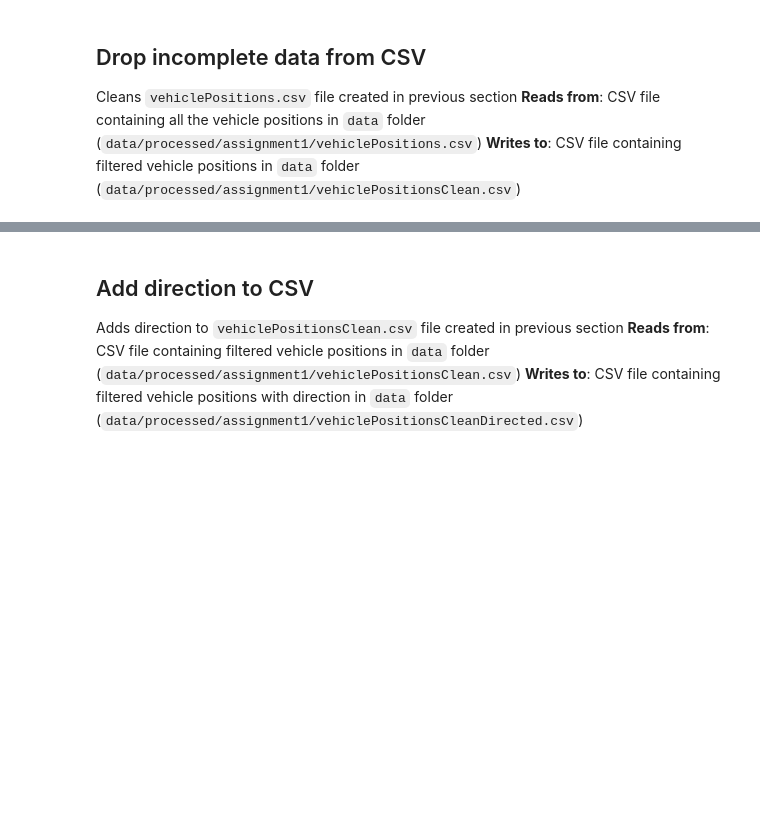
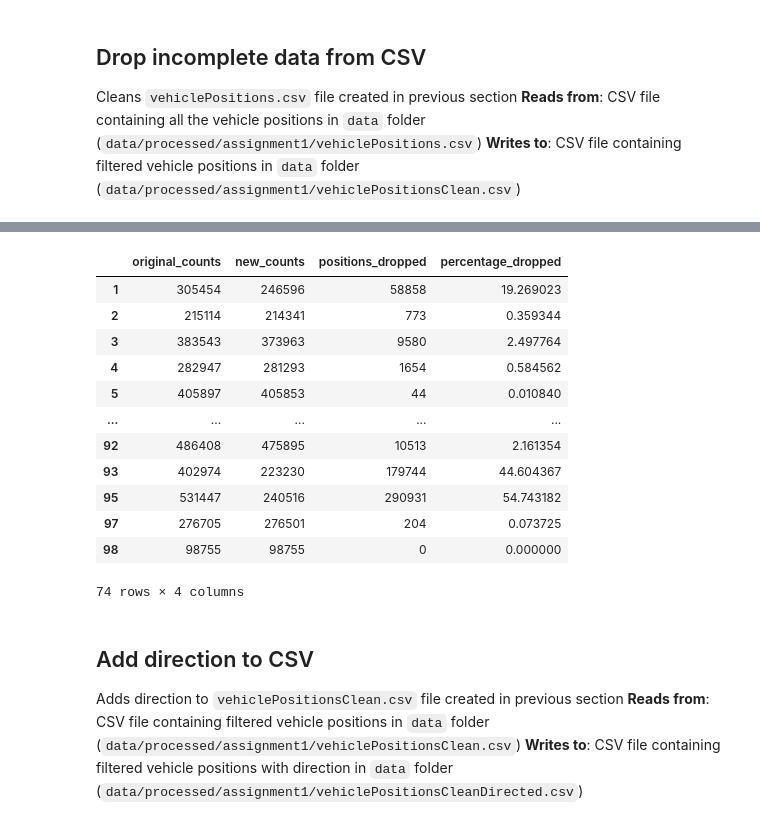
Before and after one commit to abroniewski/STIB-Hach-My-Ride, a Jupyter notebook: notebooks/assignment-1.ipynb, the cells around one changed output, grey strips where cells are left out. Saved outputs shown, nothing was run; the diff lists cells and outputs as text; code cells hidden in the pictures; blank space fills up the shorter version.

```diff
--- a/notebooks/assignment-1.ipynb
+++ b/notebooks/assignment-1.ipynb
@@ -250,0 +198,5 @@ positions_df.head()
+# %%
+original_counts = positions_df['LineId'].value_counts()
+new_counts = cleaned_positions_df['LineId'].value_counts()
+counts_df = original_counts.to_frame('original_counts').join(new_counts.to_frame('new_counts'))
+counts_df.head()
@@ -250,0 +210,19 @@ positions_df.head()
+# %%
+counts_df['positions_dropped'] = counts_df['original_counts'] - counts_df['new_counts']
+counts_df['percentage_dropped'] = counts_df['positions_dropped'] * 100 / counts_df['original_counts']
+counts_df.sort_index(inplace=True)
+counts_df
+# %% [output]
+|  | original_counts | new_counts | positions_dropped | percentage_dropped |
+| 1 | 305454 | 246596 | 58858 | 19.269023 |
+| 2 | 215114 | 214341 | 773 | 0.359344 |
+| 3 | 383543 | 373963 | 9580 | 2.497764 |
+| 4 | 282947 | 281293 | 1654 | 0.584562 |
+| 5 | 405897 | 405853 | 44 | 0.010840 |
+| ... | ... | ... | ... | ... |
+| 92 | 486408 | 475895 | 10513 | 2.161354 |
+| 93 | 402974 | 223230 | 179744 | 44.604367 |
+| 95 | 531447 | 240516 | 290931 | 54.743182 |
+| 97 | 276705 | 276501 | 204 | 0.073725 |
+| 98 | 98755 | 98755 | 0 | 0.000000 |
+74 rows × 4 columns
```
Also changed, not shown: parts of 10 cells of this notebook.
